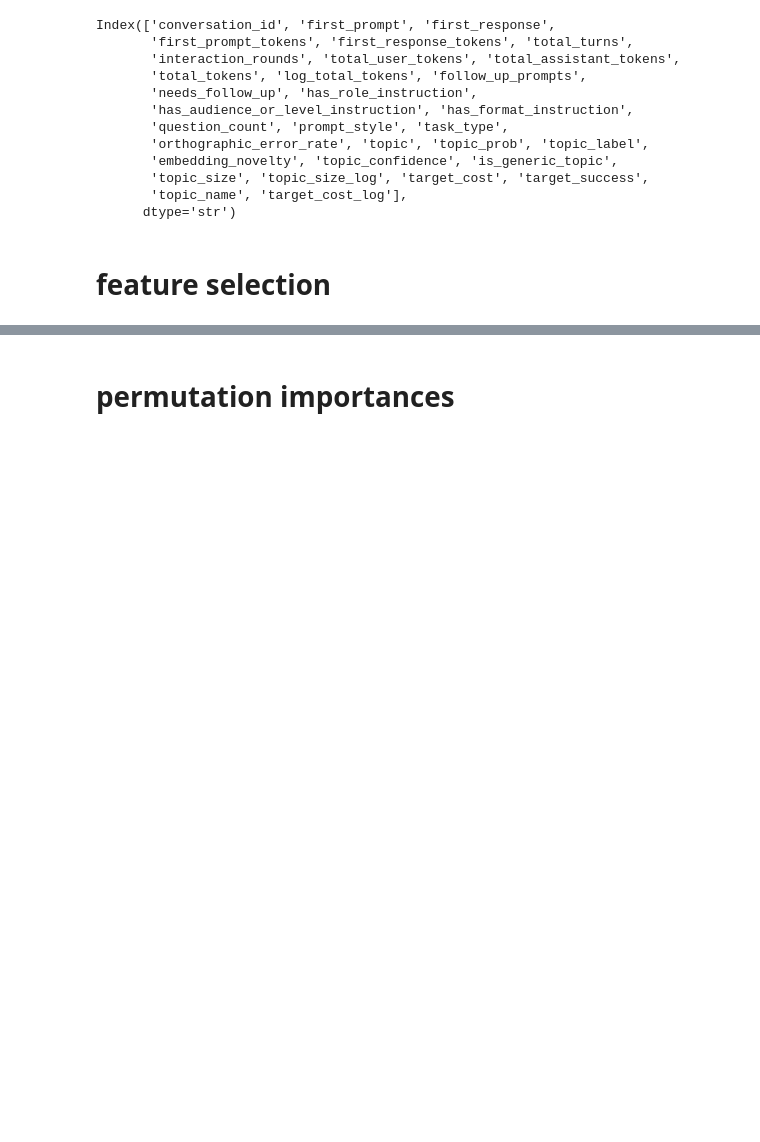
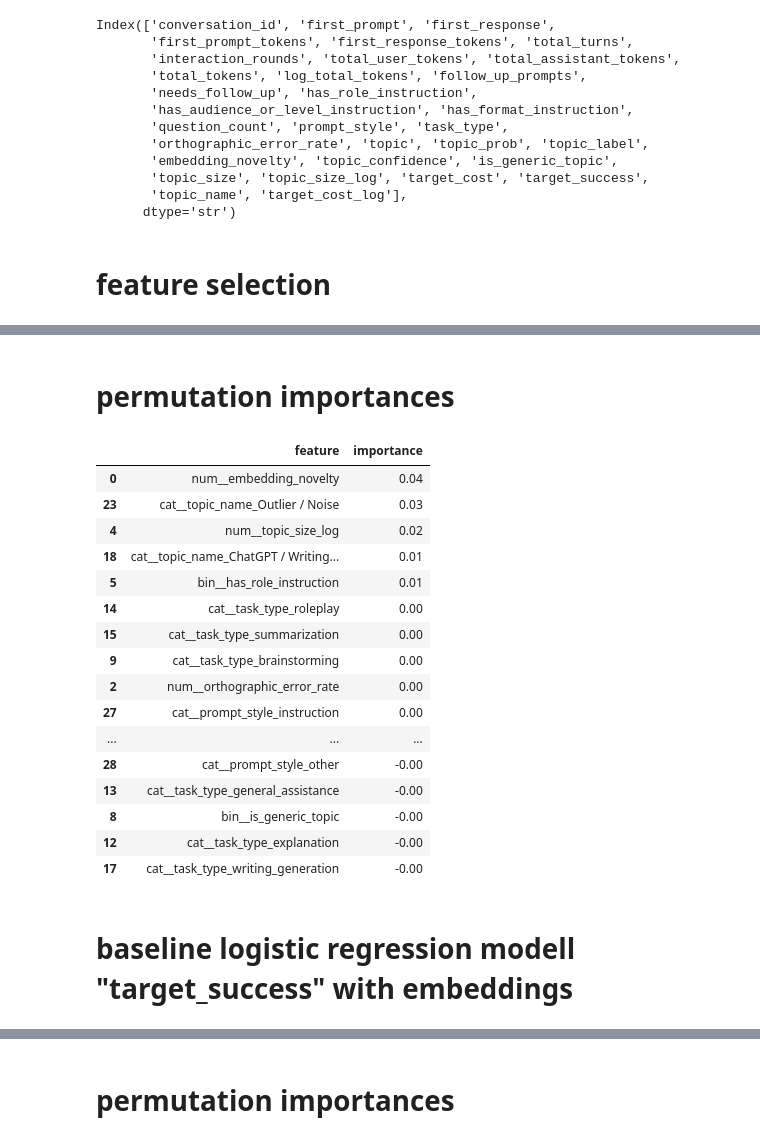
Before and after one commit to Thoericht/llm-sustainability-analysis, a Jupyter notebook: 02_notebooks/0E_efficiency_modelling.ipynb, the cells around one changed output, grey strips where cells are left out. Cells and saved outputs as stored; diff of their text form; code cells hidden in the pictures; blank space fills up the shorter version.

Commit message:
new baseline models

```diff
--- a/02_notebooks/0E_efficiency_modelling.ipynb
+++ b/02_notebooks/0E_efficiency_modelling.ipynb
@@ -100,17 +106,17 @@ df["target_success"]=df["target_success"].astype("int")
 
 #df.dtypes
 # %%
-# filter other languages with orthographic error rate
+# Falls ich diese filtere, stimmen evtl. Embeddings nicht mehr mit df überein...? filter other languages with orthographic error rate
 
-OER = 0.40
+# OER = 0.40
 
-outliers_oer = df[df["orthographic_error_rate"] > OER]
-print(outliers_oer)    # n=247
+# outliers_oer = df[df["orthographic_error_rate"] > OER]
+# print(outliers_oer)    # n=247
 
 # print
 
-pd.set_option("display.max_rows", None)
+# pd.set_option("display.max_rows", None)
 
 
-df = df[df["orthographic_error_rate"] < OER]
-print(len(df))    # n=247
+# df = df[df["orthographic_error_rate"] < OER]
+# print(len(df))    # n=247
@@ -193,7 +196,7 @@ features_cols = (
 # preprocess
 preprocess = ColumnTransformer(
     transformers=[
-        ("num", "passthrough", FEATURES_SELECTED_v01['num']),
+        ("num", StandardScaler(), FEATURES_SELECTED_v01['num']),
         ("bin", "passthrough", FEATURES_SELECTED_v01['bin']),
         ("cat", OneHotEncoder(handle_unknown="ignore"), FEATURES_SELECTED_v01['cat']),
     ],
@@ -201,12 +204,12 @@ preprocess = ColumnTransformer(
 )
 
 # model
-model_rfc_01 = RandomForestClassifier(random_state=42, class_weight="balanced")
+model_reg_01 = LogisticRegression(random_state=42, max_iter=2000, class_weight="balanced", solver="saga")
 
 # pipeline
 pipeline = Pipeline([
     ("preprocess", preprocess),
-    ("model", model_rfc_01)
+    ("model", model_reg_01)
 ])
 
 # fit model
@@ -233,0 +266,40 @@ feature_names = preprocess.get_feature_names_out()
+# %% [markdown]
+# permutation importances
+# %%
+features_test_transformed = preprocess.transform(df_test[features_cols])
+
+result = permutation_importance(
+    model,
+    features_test_transformed,
+    df_test["target_success"],
+    n_repeats=50
+)
+
+feature_names = preprocess.get_feature_names_out()
+
+fi = pd.DataFrame({
+    "feature": feature_names,
+    "importance": result.importances_mean
+}).sort_values("importance", ascending=False)
+
+fi
+# %% [output]
+|  | feature | importance |
+| 0 | num__embedding_novelty | 0.04 |
+| 23 | cat__topic_name_Outlier / Noise | 0.03 |
+| 4 | num__topic_size_log | 0.02 |
+| 18 | cat__topic_name_ChatGPT / Writing... | 0.01 |
+| 5 | bin__has_role_instruction | 0.01 |
+| 14 | cat__task_type_roleplay | 0.00 |
+| 15 | cat__task_type_summarization | 0.00 |
+| 9 | cat__task_type_brainstorming | 0.00 |
+| 2 | num__orthographic_error_rate | 0.00 |
+| 27 | cat__prompt_style_instruction | 0.00 |
+| ... | ... | ... |
+| 28 | cat__prompt_style_other | -0.00 |
+| 13 | cat__task_type_general_assistance | -0.00 |
+| 8 | bin__is_generic_topic | -0.00 |
+| 12 | cat__task_type_explanation | -0.00 |
+| 17 | cat__task_type_writing_generation | -0.00 |
+# %% [markdown]
+# baseline logistic regression modell "target_success" with embeddings
```
Also changed, not shown: parts of 12 cells of this notebook, 2 other files.
